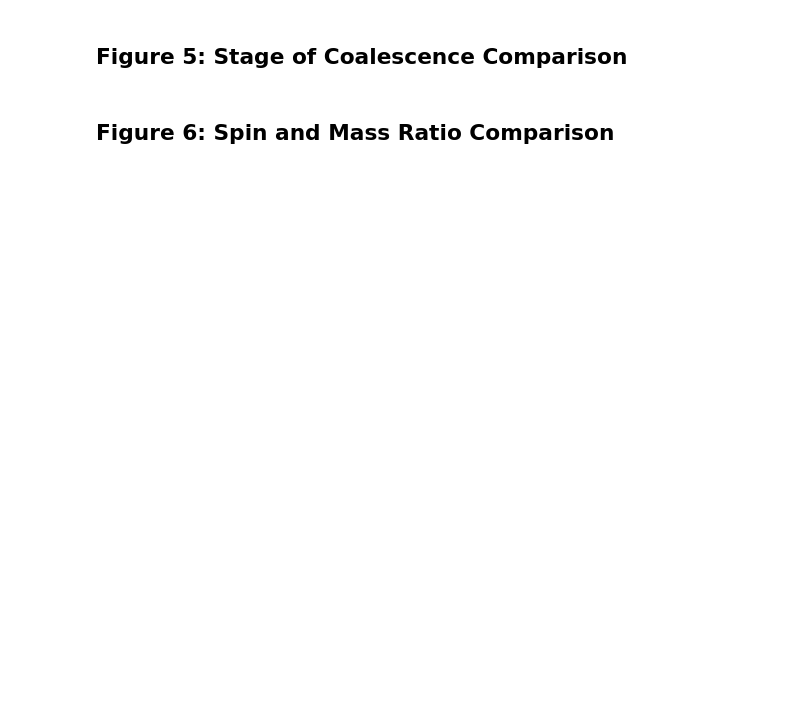
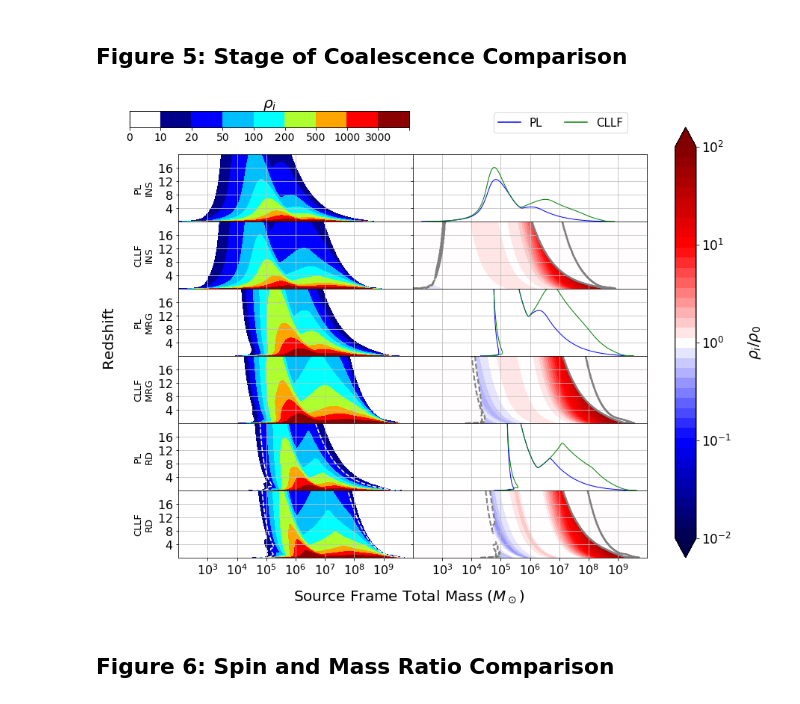
Before and after one commit to mikekatz04/BOWIE, a Jupyter notebook: notebooks/paper_plots.ipynb, the cells around one changed output. Cells and saved outputs as stored; diff of their text form; code cells hidden in the pictures; blank space fills up the shorter version.

```diff
--- a/notebooks/paper_plots.ipynb
+++ b/notebooks/paper_plots.ipynb
@@ -409,7 +402,7 @@ stage_plot = {
 
     "SNR_CUT": 5.0,
 
-    "file_name": "paper_data/q5_s65.hdf5",
+    "file_name": "paper_data/q5_s8.hdf5",
 
 
 
@@ -459,7 +452,7 @@ stage_plot = {
         "type": "Horizon",
         "legend":
             {
-            "labels": ["PL", "CL"],
+            "labels": ["PL", "CLLF"],
             "bbox_to_anchor": [0.32, 1.7],
             "size":15,
             "ncol": 2
@@ -472,11 +465,11 @@ stage_plot = {
 
     "2":{
         "file":[
-            {"label":"CL_wd_ins"}
+            {"label":"CLLF_wd_ins"}
             ],
         "type": "Waterfall",
         "label":
-            {"ylabel": "CL\nINS","ylabel_fontsize":13}
+            {"ylabel": "CLLF\nINS","ylabel_fontsize":13}
         },
     "3":{
         "indices": 2,
@@ -502,11 +495,11 @@ stage_plot = {
         },
     "6":{
         "file":[
-            {"label":"CL_wd_mrg"}
+            {"label":"CLLF_wd_mrg"}
             ],
         "type": "Waterfall",
         "label":
-            {"ylabel": "CL\nMRG","ylabel_fontsize":13}
+            {"ylabel": "CLLF\nMRG","ylabel_fontsize":13}
         },
     "7":{
         "indices": 6,
@@ -525,35 +518,37 @@ stage_plot = {
             {'snr_contour_value': 21.221441}
         },
     "9":{
         "indices": [8, 10],
         "type": "Horizon",
         "extra":
             {
             "snr_contour_value":100
             }
         },
     "10":{
         "file":[
-            {"label":"CL_wd_rd"}
+            {"label":"CLLF_wd_rd"}
             ],
         "type": "Waterfall",
         "label":
-            {"ylabel": "CL\nRD","ylabel_fontsize":13},
+            {"ylabel": "CLLF\nRD","ylabel_fontsize":13},
         "extra":
             {'snr_contour_value': 21.221441}
         },
     "11":{
         "indices": 10,
         "control":
             {"index": 8},
         "type": "Ratio",
         },
     }
 }
 
 
 
 plot_main(stage_plot)
+# %% [output]
+[figure, added]
 # %% [markdown]
 ## Figure 6: Spin and Mass Ratio Comparison
 # %%
```
Also changed, not shown: parts of 12 cells of this notebook, 1 other file.
